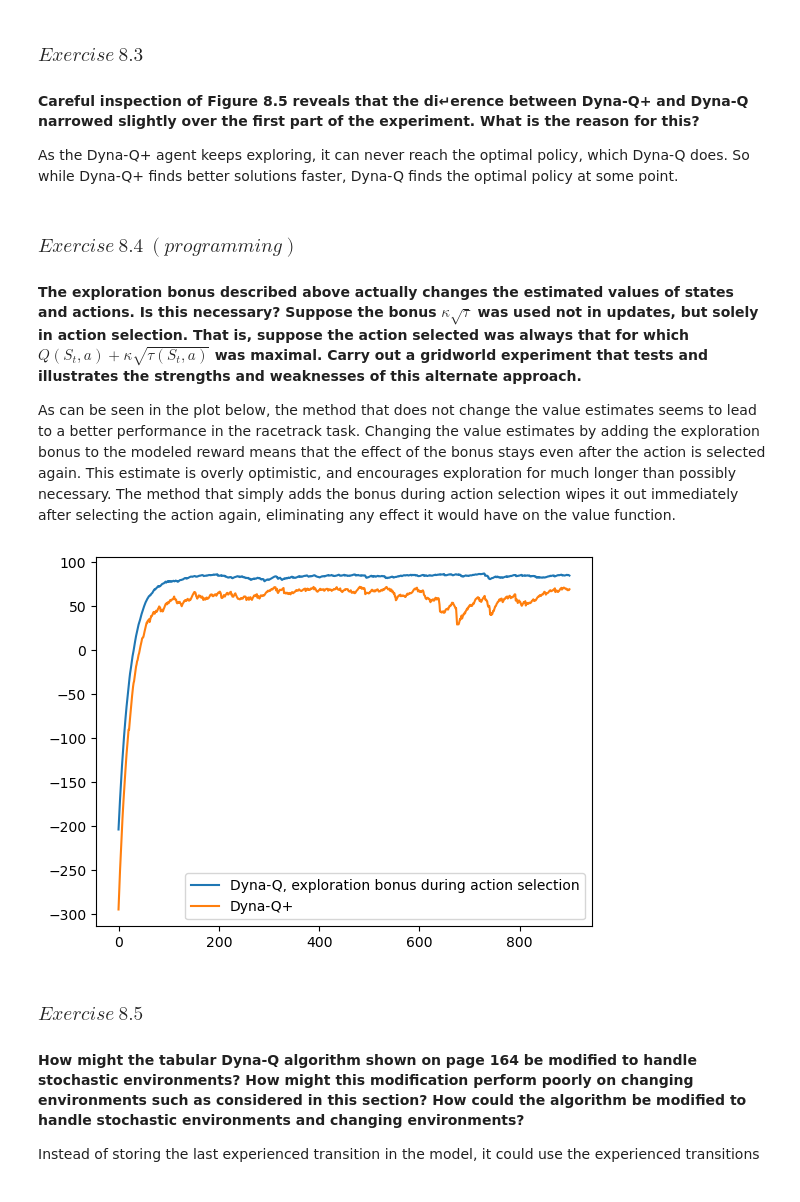
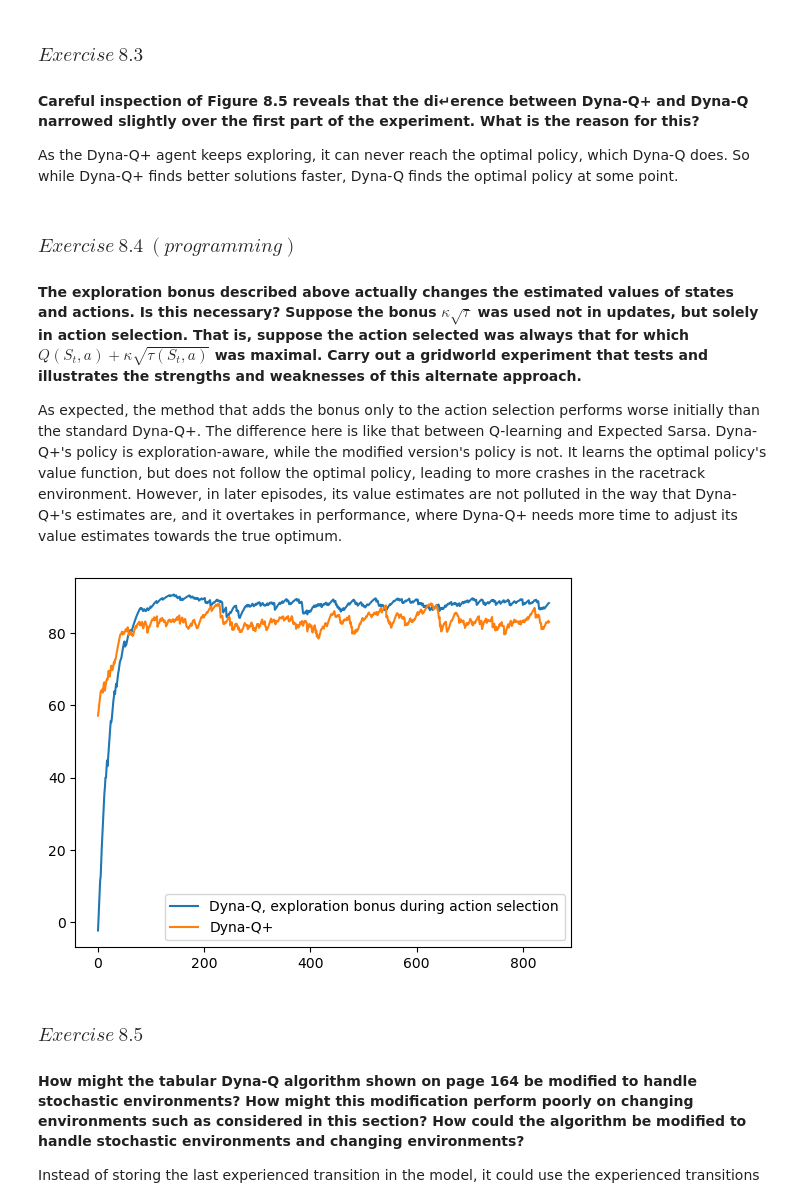
Before and after one commit to Fittiboy/journey, a Jupyter notebook: 017.2 - Planning and Learning with Tabular Methods.ipynb, the cells around one changed output. Cells and saved outputs as stored; diff of their text form; code cells hidden in the pictures.

```diff
--- a/017.2 - Planning and Learning with Tabular Methods.ipynb
+++ b/017.2 - Planning and Learning with Tabular Methods.ipynb
@@ -19,7 +19,7 @@ As the Dyna-Q+ agent keeps exploring, it can never reach the optimal policy, whi
 
 #### The exploration bonus described above actually changes the estimated values of states and actions. Is this necessary? Suppose the bonus $\kappa\sqrt{\tau}$ was used not in updates, but solely in action selection. That is, suppose the action selected was always that for which $Q(S_t,a)+\kappa\sqrt{\tau(S_t,a)}$ was maximal. Carry out a gridworld experiment that tests and illustrates the strengths and weaknesses of this alternate approach.
 
-As can be seen in the plot below, the method that does not change the value estimates seems to lead to a better performance in the racetrack task. Changing the value estimates by adding the exploration bonus to the modeled reward means that the effect of the bonus stays even after the action is selected again. This estimate is overly optimistic, and encourages exploration for much longer than possibly necessary. The method that simply adds the bonus during action selection wipes it out immediately after selecting the action again, eliminating any effect it would have on the value function.
+As expected, the method that adds the bonus only to the action selection performs worse initially than the standard Dyna-Q+. The difference here is like that between Q-learning and Expected Sarsa. Dyna-Q+'s policy is exploration-aware, while the modified version's policy is not. It learns the optimal policy's value function, but does not follow the optimal policy, leading to more crashes in the racetrack environment. However, in later episodes, its value estimates are not polluted in the way that Dyna-Q+'s estimates are, and it overtakes in performance, where Dyna-Q+ needs more time to adjust its value estimates towards the true optimum.
 # %%
 from agents import *
 from environments import RaceTrack
@@ -31,7 +31,8 @@ dyna_test_track = RaceTrack(RaceTrack.track_easy)
 
 num_states = dyna_test_track.num_states
 num_actions = dyna_test_track.num_actions
-kappa = 1
+kappa = 0.001
+alpha = 0.05
 
 selector1 = EpsilonGreedyExpBonus(0.0, kappa=kappa)
 
@@ -39,11 +40,11 @@ agent1 = Agent(
     num_states=num_states,
     num_actions=num_actions,
     selector=selector1,
-    learner=QLearning(0.5),
+    learner=QLearning(alpha),
     planner=Dyna(
         plan_steps=1,
         selector=selector1,
-        learner=QLearning(0.5)
+        learner=QLearning(alpha)
     )
 )
 
@@ -53,11 +54,11 @@ agent2 = Agent(
     num_states=num_states,
     num_actions=num_actions,
     selector=selector2,
-    learner=QLearning(0.5),
+    learner=QLearning(alpha),
     planner=Dyna(
         plan_steps=1,
         selector=selector2,
-        learner=QLearning(0.5),
+        learner=QLearning(alpha),
         plus=True,
         kappa=kappa,
     )
@@ -73,25 +74,25 @@ agent2_trainer.train(num_episodes)
 # %%
 agent1_tr = np.zeros_like(agent1.ep_returns)
 agent1_tr[0] = agent1.ep_returns[0]
 
-step_size = 1 / (num_episodes // 40)
+step_size = 1 / (num_episodes // 50)
 for i in range(1, len(agent1.ep_returns)):
     agent1_tr[i] = step_size * agent1.ep_returns[i] + (1 - step_size) * agent1_tr[i-1]
 
 agent2_tr = np.zeros_like(agent2.ep_returns)
 agent2_tr[0] = agent2.ep_returns[0]
 
 for i in range(1, len(agent2.ep_returns)):
     agent2_tr[i] = step_size * agent2.ep_returns[i] + (1 - step_size) * agent2_tr[i-1]
 
-start_from = 100
+start_from = 150
 end_at = None
 plt.plot(agent1_tr[start_from:end_at], label=f"Dyna-Q, exploration bonus during action selection")
 plt.plot(agent2_tr[start_from:end_at], label=f"Dyna-Q+")
 plt.legend()
 plt.show()
 # %% [output]
-[figure, old version]
+[figure, new version]
 # %% [markdown]
 ### $Exercise\ \mathcal{8.5}$
 
```
Also changed, not shown: 4 other files.
